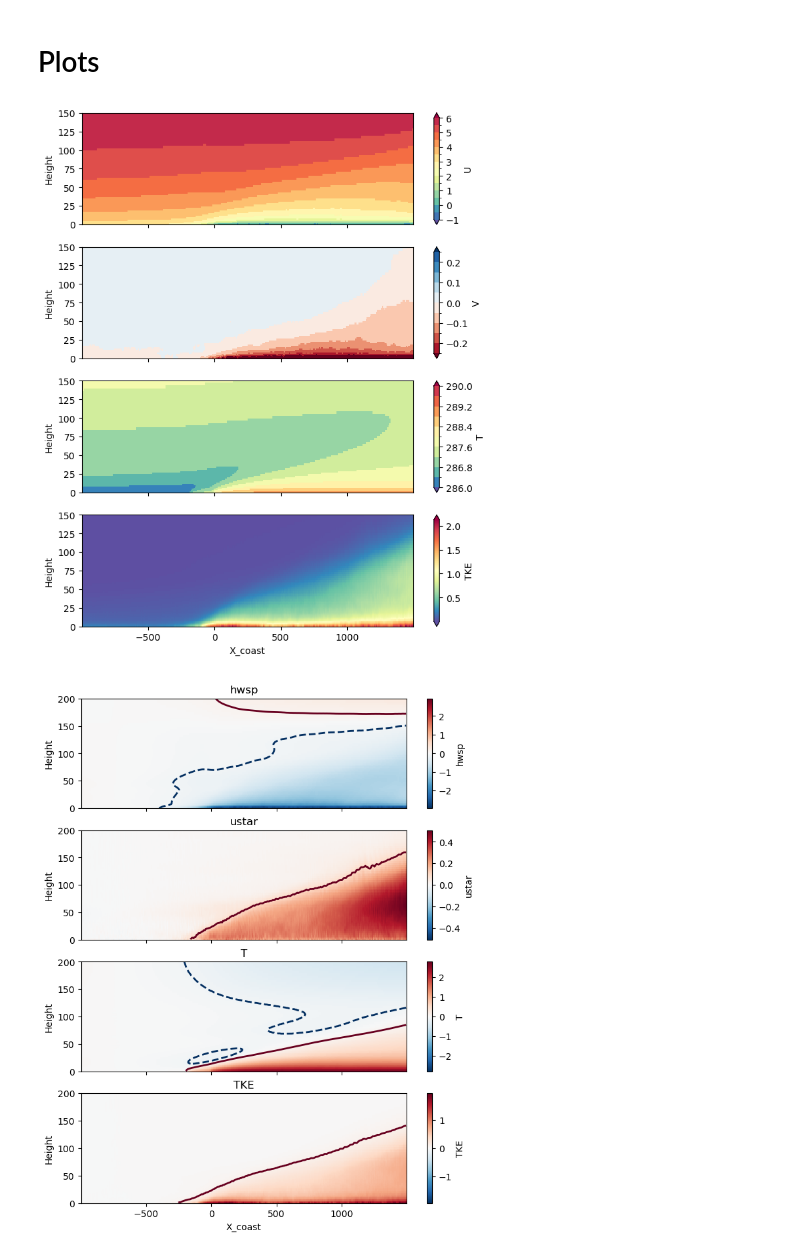
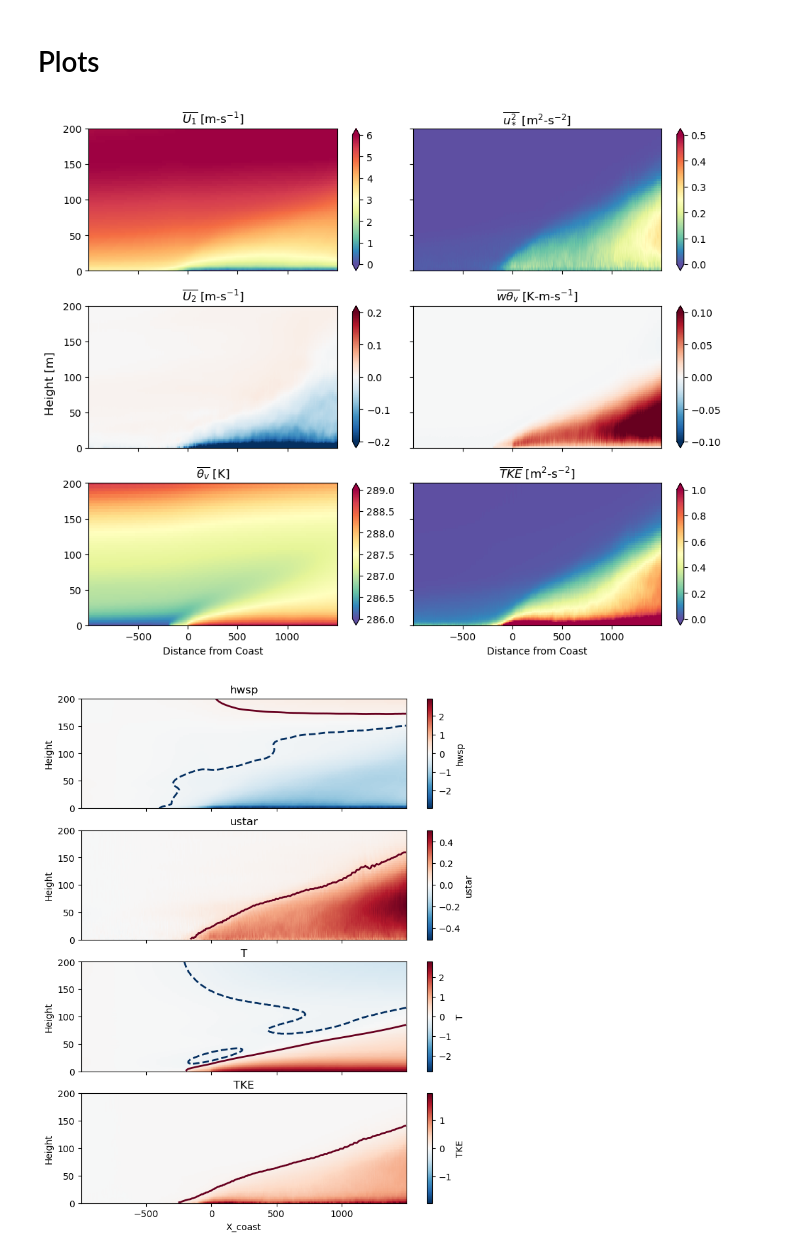
Before and after one commit to jameshlywiak/ABL-surface-layer, a Jupyter notebook: umn_LES.ipynb, the cells around one changed output. Saved outputs shown, nothing was run; the diff lists cells and outputs as text; code cells hidden in the pictures.

```diff
--- a/umn_LES.ipynb
+++ b/umn_LES.ipynb
@@ -97,23 +118,42 @@ ds
 # %% [markdown]
 # Plots
-# %%
-## quick plots
-
-fig, ax = plt.subplots(4,1, figsize=(8,10), sharex=True)
-ax = ax.flatten()
-
-ds.U.plot(ax=ax[0], x='X_coast', y='Height', cmap='Spectral_r', levels=np.linspace(-1, 6, 15), extend='both')
-ds.V.plot(ax=ax[1], x='X_coast', y='Height', cmap='RdBu', levels=np.linspace(-0.25, 0.25, 11), extend='both')
-ds.T.plot(ax=ax[2], x='X_coast', y='Height', cmap='Spectral_r', levels=np.linspace(286, 290, 11), extend='both')
-ds.TKE.plot(ax=ax[3], x='X_coast', y='Height', cmap='Spectral_r', extend='both')
-
-for n,axis in enumerate(ax):
-    axis.set_ylim([0, 150])
-    if n<3: axis.set_xlabel('')
-
-fig.savefig('LES_quick_look.png', bbox_inches='tight', dpi=200)
-# %% [output]
-[figure, removed]
+# %%
+## quick plots
+
+fig, ax = plt.subplots(3,2, figsize=(10,8), sharex=True, sharey=True)
+ax = ax.flatten()
+
+cbar_args = {'label': ''}
+labels = [
+    r'$\overline{U_1}$ [m-s$^{-1}$]',
+    r'$\overline{u_*^2}$ [m$^2$-s$^{-2}$]',
+    r'$\overline{U_2}$ [m-s$^{-1}$]',
+    r'$\overline{w\theta_v}$ [K-m-s$^{-1}$]',
+    r'$\overline{\theta_v}$ [K]',
+    r'$\overline{TKE}$ [m$^2$-s$^{-2}$]',
+]
+
+ds.U.plot(ax=ax[0], x='X_coast', y='Height', cmap='Spectral_r', vmin=0, vmax=6, extend='both', cbar_kwargs=cbar_args)
+ds.V.plot(ax=ax[2], x='X_coast', y='Height', cmap='RdBu_r', vmin=-0.2, vmax=0.2, extend='both', cbar_kwargs=cbar_args)
+ds.T.plot(ax=ax[4], x='X_coast', y='Height', cmap='Spectral_r', vmin=286, vmax=289, extend='both', cbar_kwargs=cbar_args)
+
+(ds.ustar**2).plot(ax=ax[1], x='X_coast', y='Height', cmap='Spectral_r', vmin=0, vmax=0.5, extend='both', cbar_kwargs=cbar_args)
+ds.WpTp.plot(ax=ax[3], x='X_coast', y='Height', cmap='RdBu_r', vmin=-0.1, vmax=0.1, extend='both', cbar_kwargs=cbar_args)
+ds.TKE.plot(ax=ax[5], x='X_coast', y='Height', cmap='Spectral_r', vmin=0, vmax=1, extend='both', cbar_kwargs=cbar_args)
+
+for n,axis in enumerate(ax):
+    axis.set_ylim([0, 200])
+    axis.set_xlabel('')
+    axis.set_ylabel('')
+    if n>=4: axis.set_xlabel('Distance from Coast')
+    axis.set_title(f'{labels[n]}')
+
+fig.supylabel('Height [m]')
+fig.tight_layout()
+
+fig.savefig('LES_quick_look.png', bbox_inches='tight', dpi=200)
+# %% [output]
+[figure, added]
 # %%
 ## quick plots
 
```
Also changed, not shown: parts of 16 cells of this notebook, 6 other files.
